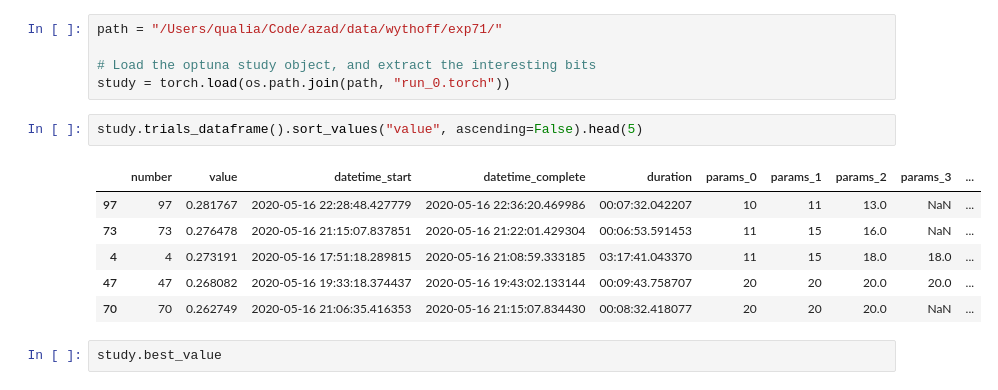
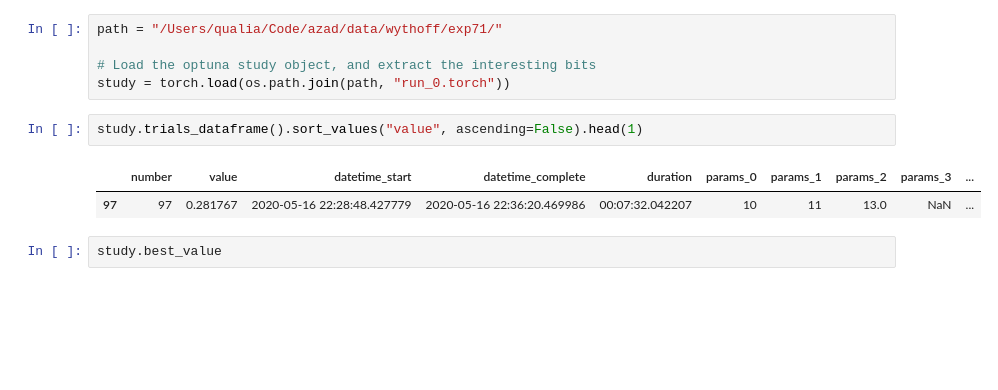
Before and after one commit to CoAxLab/azad, a Jupyter notebook: notebooks/wythoff_exp62_72.ipynb, the cells around one changed output. Cells and saved outputs as stored; diff of their text form; blank space fills up the shorter version.

```diff
--- a/notebooks/wythoff_exp62_72.ipynb
+++ b/notebooks/wythoff_exp62_72.ipynb
@@ -130,14 +130,10 @@ path = "/Users/qualia/Code/azad/data/wythoff/exp71/"
 # Load the optuna study object, and extract the interesting bits
 study = torch.load(os.path.join(path, "run_0.torch"))
 # %%
-study.trials_dataframe().sort_values("value", ascending=False).head(5)
+study.trials_dataframe().sort_values("value", ascending=False).head(1)
 # %% [output]
 |  | number | value | datetime_start | datetime_complete | duration | params_0 | params_1 | params_2 | params_3 | ... |
 | 97 | 97 | 0.281767 | 2020-05-16 22:28:48.427779 | 2020-05-16 22:36:20.469986 | 00:07:32.042207 | 10 | 11 | 13.0 | NaN | ... |
-| 73 | 73 | 0.276478 | 2020-05-16 21:15:07.837851 | 2020-05-16 21:22:01.429304 | 00:06:53.591453 | 11 | 15 | 16.0 | NaN | ... |
-| 4 | 4 | 0.273191 | 2020-05-16 17:51:18.289815 | 2020-05-16 21:08:59.333185 | 03:17:41.043370 | 11 | 15 | 18.0 | 18.0 | ... |
-| 47 | 47 | 0.268082 | 2020-05-16 19:33:18.374437 | 2020-05-16 19:43:02.133144 | 00:09:43.758707 | 20 | 20 | 20.0 | 20.0 | ... |
-| 70 | 70 | 0.262749 | 2020-05-16 21:06:35.416353 | 2020-05-16 21:15:07.834430 | 00:08:32.418077 | 20 | 20 | 20.0 | NaN | ... |
 # %%
 study.best_value
 # %% [output]
```
Also changed, not shown: parts of 5 cells of this notebook.
